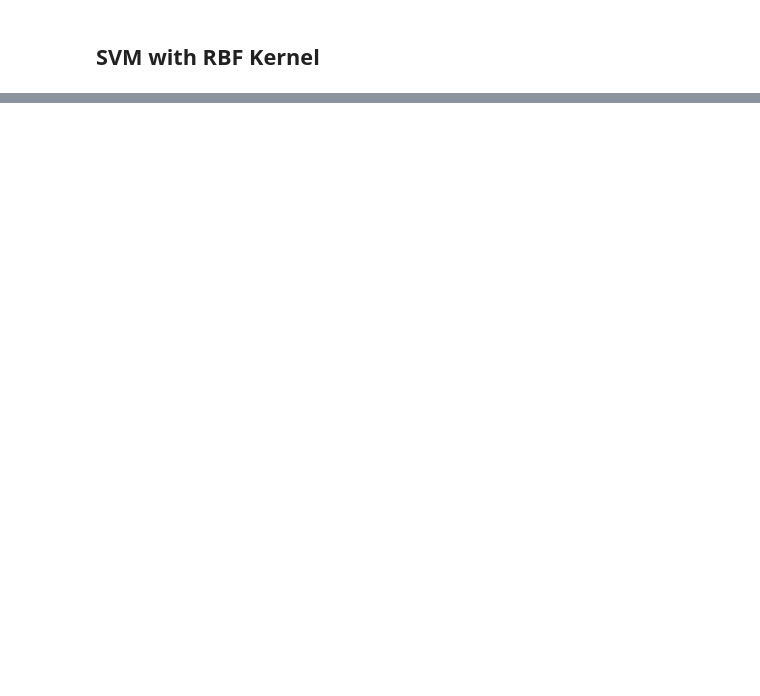
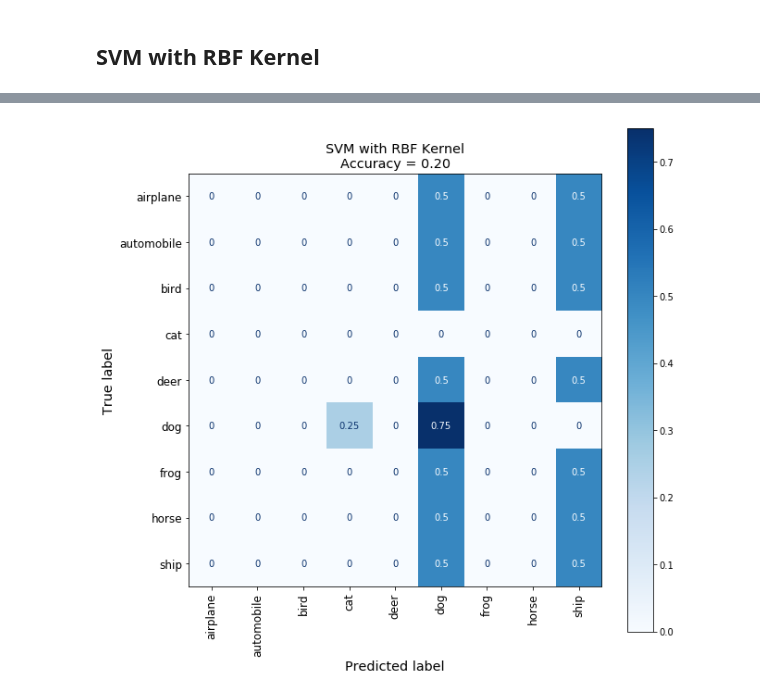
Before and after one commit to TomerRonen34/dl_theory, a Jupyter notebook: ex1/ex1.ipynb, the cells around one changed output, grey strips where cells are left out. Cells and saved outputs as stored; diff of their text form; code cells hidden in the pictures; blank space fills up the shorter version.

```diff
--- a/ex1/ex1.ipynb
+++ b/ex1/ex1.ipynb
@@ -52,0 +63,12 @@ plot_model_results(y_true, y_pred, class_names, model_name="SVM with RBF Kernel"
+# %%
+model = SVC(kernel="rbf", random_state=seed)
+model_name = "rbf_svm"
+model_display_name = "SVM with RBF Kernel"
+
+fit_and_save(model, X_train, y_train,
+             save_dir, model_name)
+
+eval_and_plot(model, X_test, y_test,
+              class_names, save_dir, model_name, model_display_name)
+# %% [output]
+[figure, added]
```
Also changed, not shown: parts of 8 cells of this notebook, 3 other files.
